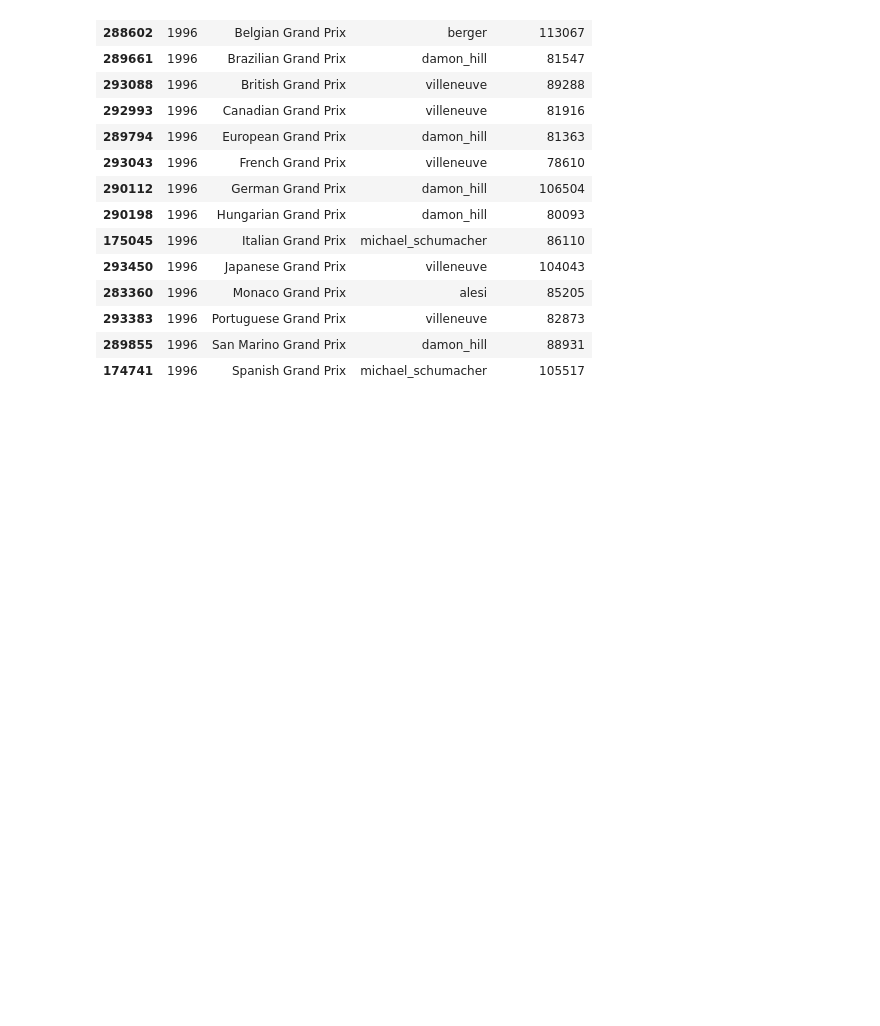
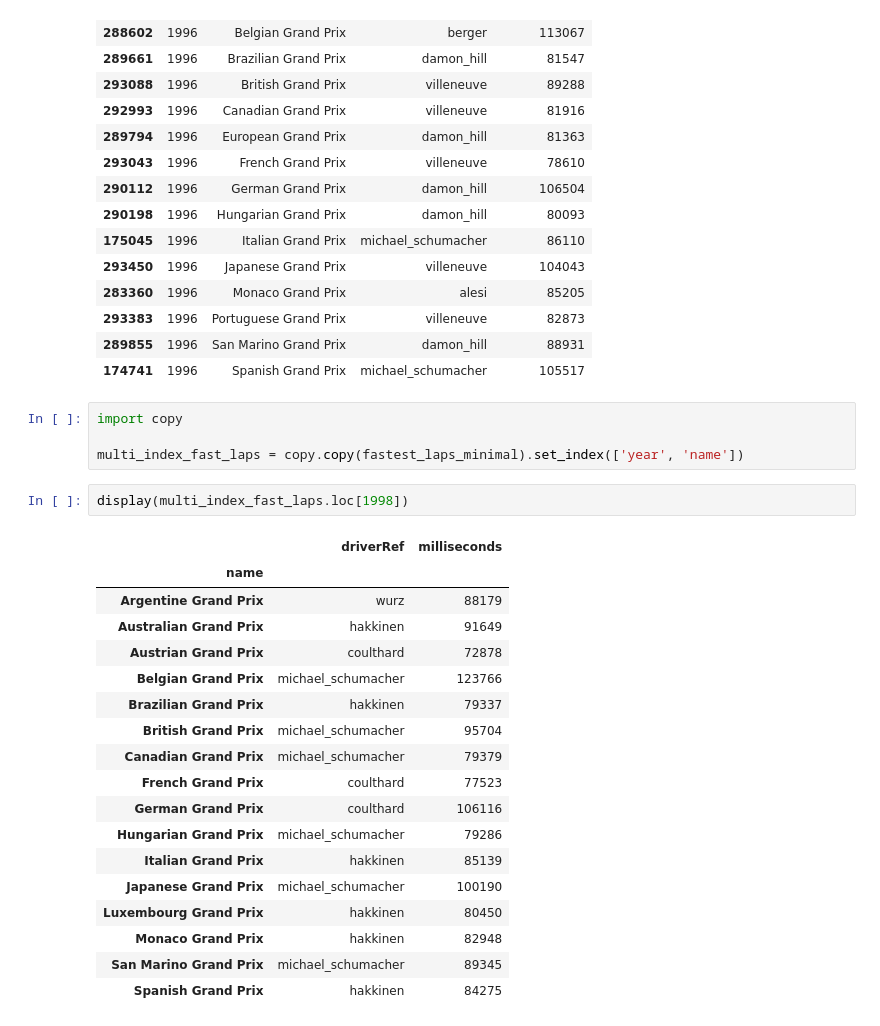
Before and after one commit to FinancialRADDeveloper/F1DataScience, a Jupyter notebook: F1FastestLaps.ipynb, the cells around one changed output. Cells and saved outputs as stored; diff of their text form; blank space fills up the shorter version.

```diff
--- a/F1FastestLaps.ipynb
+++ b/F1FastestLaps.ipynb
@@ -82,3 +82,28 @@ display(fastest_laps_minimal.loc[fastest_laps_minimal['year'] == 1996])
 | 293383 | 1996 | Portuguese Grand Prix | villeneuve | 82873 |
 | 289855 | 1996 | San Marino Grand Prix | damon_hill | 88931 |
 | 174741 | 1996 | Spanish Grand Prix | michael_schumacher | 105517 |
+# %%
+import copy
+
+multi_index_fast_laps = copy.copy(fastest_laps_minimal).set_index(['year', 'name'])
+# %%
+display(multi_index_fast_laps.loc[1998])
+# %% [output]
+|  | driverRef | milliseconds |
+| name |  |  |
+| Argentine Grand Prix | wurz | 88179 |
+| Australian Grand Prix | hakkinen | 91649 |
+| Austrian Grand Prix | coulthard | 72878 |
+| Belgian Grand Prix | michael_schumacher | 123766 |
+| Brazilian Grand Prix | hakkinen | 79337 |
+| British Grand Prix | michael_schumacher | 95704 |
+| Canadian Grand Prix | michael_schumacher | 79379 |
+| French Grand Prix | coulthard | 77523 |
+| German Grand Prix | coulthard | 106116 |
+| Hungarian Grand Prix | michael_schumacher | 79286 |
+| Italian Grand Prix | hakkinen | 85139 |
+| Japanese Grand Prix | michael_schumacher | 100190 |
+| Luxembourg Grand Prix | hakkinen | 80450 |
+| Monaco Grand Prix | hakkinen | 82948 |
+| San Marino Grand Prix | michael_schumacher | 89345 |
+| Spanish Grand Prix | hakkinen | 84275 |
```
Also changed, not shown: parts of 7 cells of this notebook, 1 other file.
